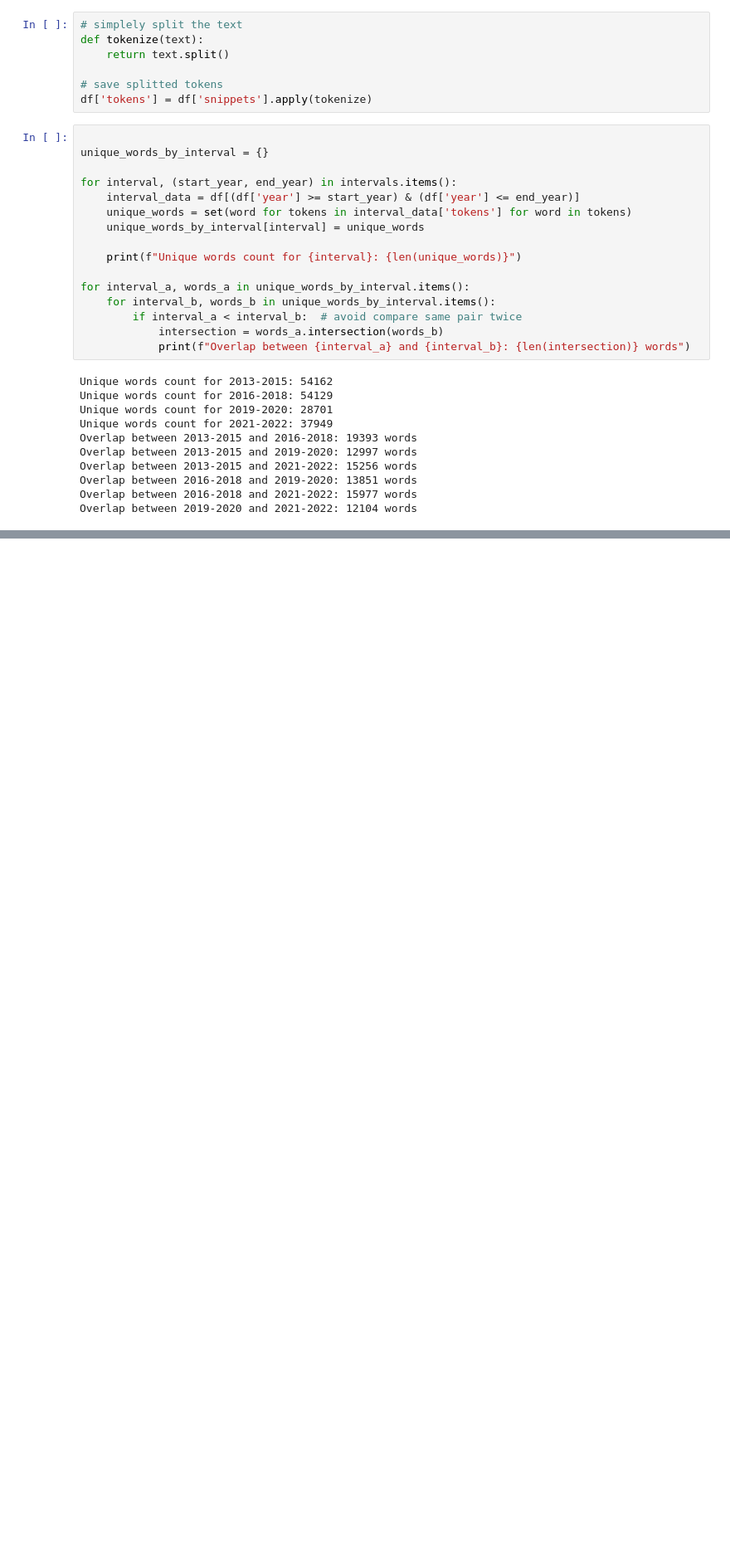
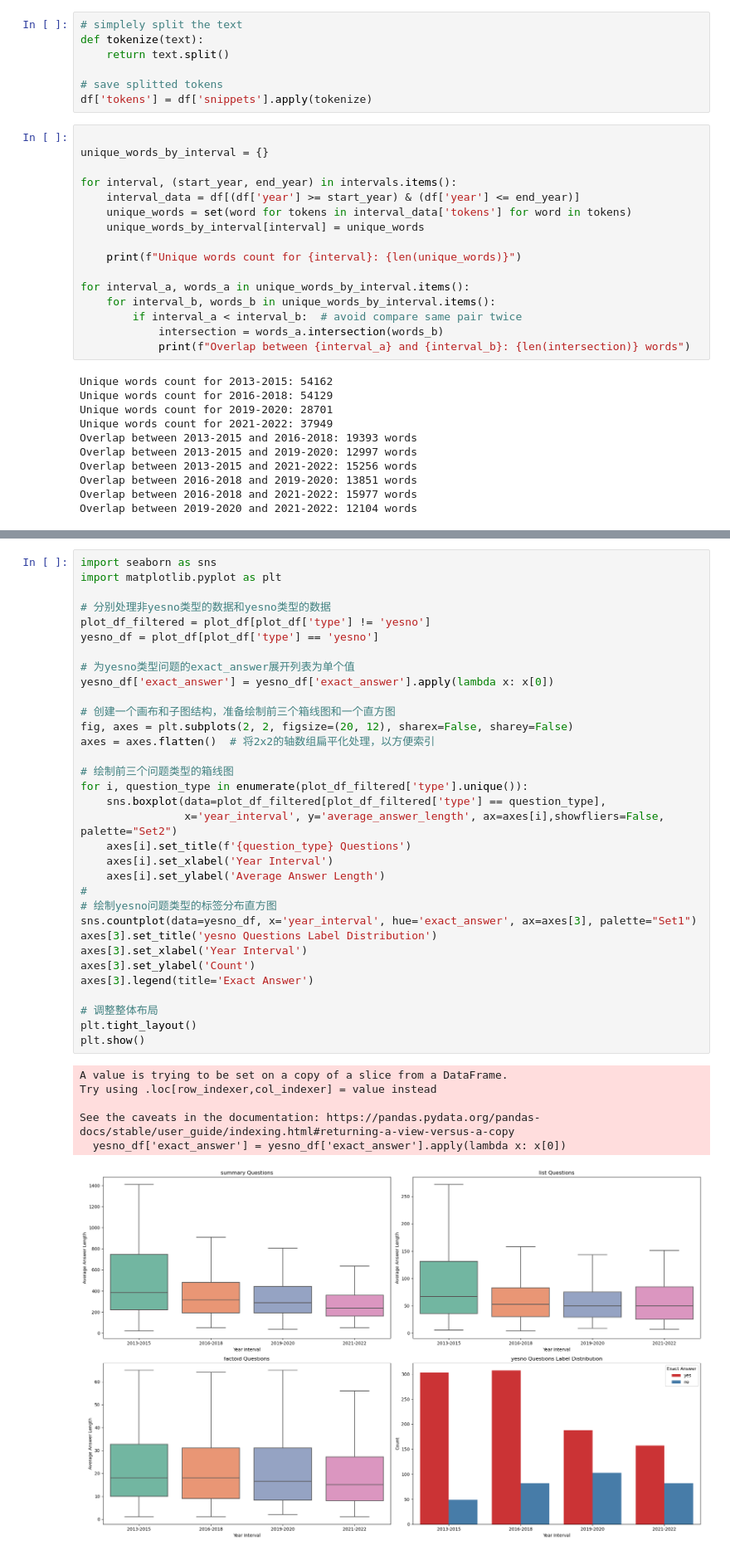
Before and after one commit to trust-nlp/TemporalAssessment, a Jupyter notebook: data/BIOASQ/explore.ipynb, the cells around one changed output, grey strips where cells are left out. Shown: that part at 83% size. Cells and saved outputs as stored; diff of their text form; blank space fills up the shorter version.

```diff
--- a/data/BIOASQ/explore.ipynb
+++ b/data/BIOASQ/explore.ipynb
@@ -77,0 +273,40 @@ Overlap between 2019-2020 and 2021-2022: 12104 words
+# %%
+import seaborn as sns
+import matplotlib.pyplot as plt
+
+# 分别处理非yesno类型的数据和yesno类型的数据
+plot_df_filtered = plot_df[plot_df['type'] != 'yesno']
+yesno_df = plot_df[plot_df['type'] == 'yesno']
+
+# 为yesno类型问题的exact_answer展开列表为单个值
+yesno_df['exact_answer'] = yesno_df['exact_answer'].apply(lambda x: x[0])
+
+# 创建一个画布和子图结构，准备绘制前三个箱线图和一个直方图
+fig, axes = plt.subplots(2, 2, figsize=(20, 12), sharex=False, sharey=False)
+axes = axes.flatten()  # 将2x2的轴数组扁平化处理，以方便索引
+
+# 绘制前三个问题类型的箱线图
+for i, question_type in enumerate(plot_df_filtered['type'].unique()):
+    sns.boxplot(data=plot_df_filtered[plot_df_filtered['type'] == question_type],
+                x='year_interval', y='average_answer_length', ax=axes[i],showfliers=False, palette="Set2")
+    axes[i].set_title(f'{question_type} Questions')
+    axes[i].set_xlabel('Year Interval')
+    axes[i].set_ylabel('Average Answer Length')
+#
+# 绘制yesno问题类型的标签分布直方图
+sns.countplot(data=yesno_df, x='year_interval', hue='exact_answer', ax=axes[3], palette="Set1")
+axes[3].set_title('yesno Questions Label Distribution')
+axes[3].set_xlabel('Year Interval')
+axes[3].set_ylabel('Count')
+axes[3].legend(title='Exact Answer')
+
+# 调整整体布局
+plt.tight_layout()
+plt.show()
+# %% [output]
+A value is trying to be set on a copy of a slice from a DataFrame.
+Try using .loc[row_indexer,col_indexer] = value instead
+
+See the caveats in the documentation: https://pandas.pydata.org/pandas-docs/stable/user_guide/indexing.html#returning-a-view-versus-a-copy
+  yesno_df['exact_answer'] = yesno_df['exact_answer'].apply(lambda x: x[0])
+[figure, added]
```
Also changed, not shown: parts of 11 cells of this notebook.
